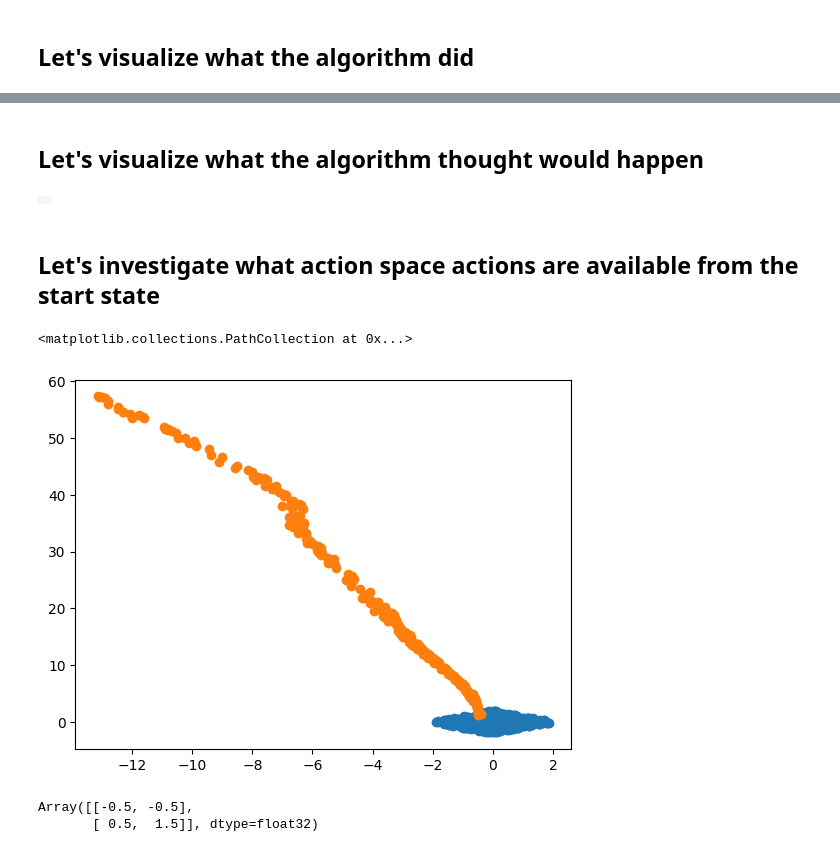
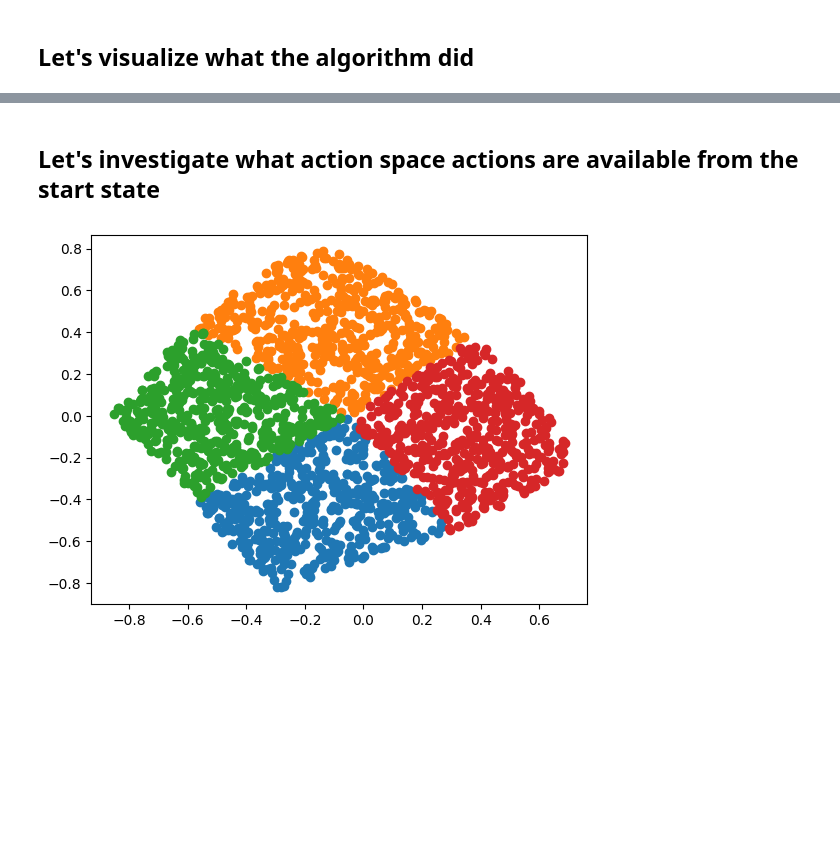
Before and after one commit to mishmish66/latch, a Jupyter notebook: actor_eval.ipynb, the cells around one changed output, grey strips where cells are left out. Drawn from its saved outputs; the diff is of its cells as text; code cells hidden in the pictures; blank space fills up the shorter version.

```diff
--- a/actor_eval.ipynb
+++ b/actor_eval.ipynb
@@ -220,0 +220,20 @@ states = jnp.concatenate([states, start_state[None]])
+# %%
+rng, key = jax.random.split(key)
+rngs = jax.random.split(rng, states.shape[0])
+latent_states = jax.vmap(
+    Partial(
+        encode_state,
+        net_state=train_state.target_net_state,
+        train_config=train_state.train_config,
+    ),
+)(key=rngs, state=states)
+
+rng, key = jax.random.split(key)
+rngs = jax.random.split(rng, dense_states.shape[0])
+dense_latent_states = jax.vmap(
+    Partial(
+        encode_state,
+        net_state=train_state.target_net_state,
+        train_config=train_state.train_config,
+    ),
+)(key=rngs, state=dense_states)
@@ -335,2 +334,0 @@ media.show_video(video, fps=24)
-# %% [markdown]
-## Let's visualize what the algorithm thought would happen
@@ -343,40 +335,40 @@ predicted_states = jax.vmap(
-# %%
-video = env_cls.host_make_video(predicted_states, env_config).transpose(0, 2, 3, 1)
-media.show_video(video, fps=24)
-# %% [output]
-|  |
 # %% [markdown]
 ## Let's investigate what action space actions are available from the start state
 # %%
 sample_count = 512
 rng, key = jax.random.split(key)
+# action_samples = (
+#     jax.random.ball(rng, d=train_state.train_config.latent_action_dim, p=1, shape=[sample_count])
+#     * train_state.train_config.action_radius
+# )
+
 action_samples = (
-    jax.random.ball(rng, d=train_state.train_config.latent_action_dim, p=1, shape=[sample_count])
-    * train_state.train_config.action_radius
-)
+    jax.random.ball(
+        rng, d=train_state.train_config.latent_action_dim, p=1, shape=[4, sample_count]
+    )
+    * 1.0
+) + jnp.array([[-1, 0], [1, 0], [0, -1], [0, 1]])[:, None, :]
+
 
 rng, key = jax.random.split(key)
-rngs = jax.random.split(rng, sample_count)
+rngs = jax.random.split(rng, [4, sample_count])
 action_space_actions = jax.vmap(
-    jax.tree_util.Partial(
-        decode_action,
-        latent_state=latent_states[0],
-        net_state=train_state.target_net_state,
-        train_config=train_state.train_config,
+    jax.vmap(
+        jax.tree_util.Partial(
+            decode_action,
+            latent_state=latent_states[12],
+            net_state=train_state.target_net_state,
+            train_config=train_state.train_config,
+        )
     )
 )(rngs, action_samples)
 
-plt.scatter(x=action_samples[..., 0], y=action_samples[..., 1])
-plt.scatter(x=action_space_actions[..., 0], y=action_space_actions[..., 1])
+# plt.scatter(x=action_samples[..., 0], y=action_samples[..., 1])
+for i in range(4):
+    plt.scatter(x=action_space_actions[i, ..., 0], y=action_space_actions[i, ..., 1])
 
 # set lims
 # plt.xlim(-10, 10)
 # plt.ylim(-10, 10)
 # %% [output]
-<matplotlib.collections.PathCollection at 0x...>
-[figure, old version]
+[figure, new version]
-# %%
-vibe_config.env_config.action_bounds.T
-# %% [output]
-Array([[-0.5, -0.5],
-       [ 0.5,  1.5]], dtype=float32)
```
Also changed, not shown: parts of 22 cells of this notebook, 1 other file.
